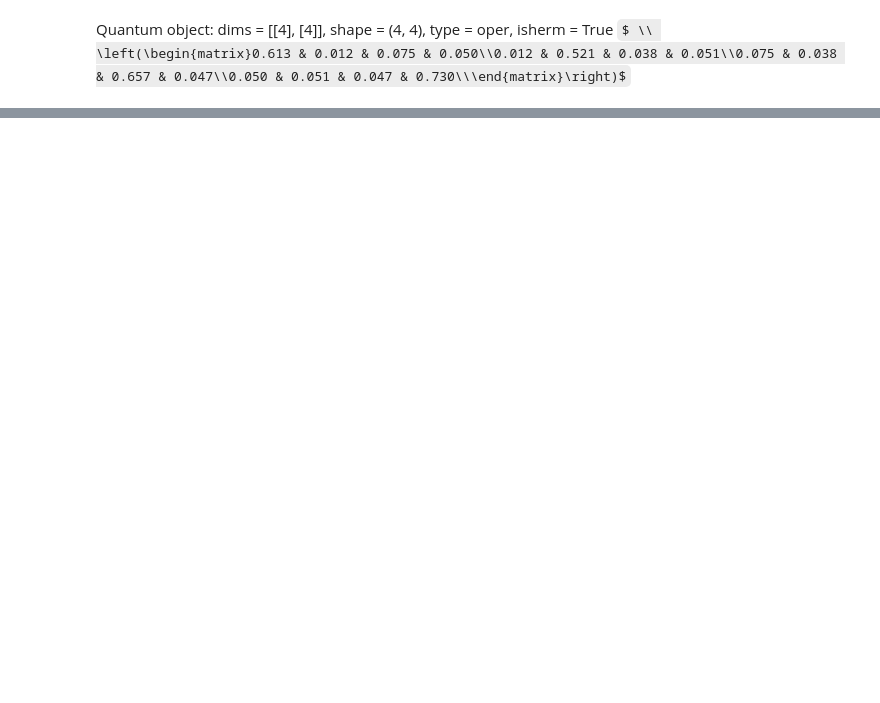
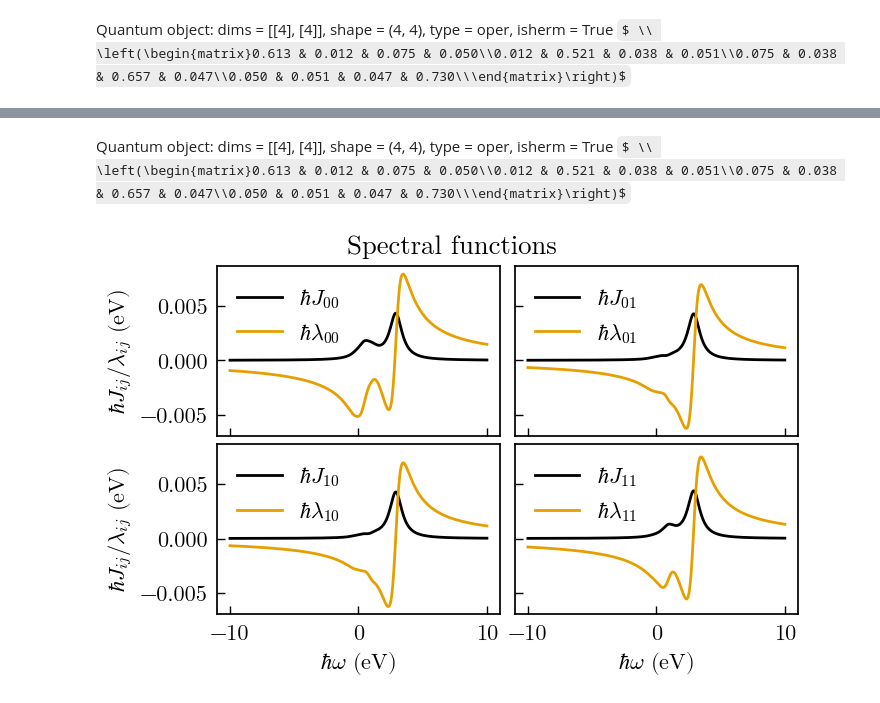
Before and after one commit to diego-fpv/lindbladAG, a Jupyter notebook: example.ipynb, the cells around one changed output, grey strips where cells are left out. Drawn from its saved outputs; the diff is of its cells as text; code cells hidden in the pictures; some formulas as TeX source; blank space fills up the shorter version.

```diff
--- a/example.ipynb
+++ b/example.ipynb
@@ -226,0 +288,22 @@ for pBRLS, pAG in zip(rhoBR_LS, rhoAG):
+# %%
+# size of system
+nLevels = 4
+nOperators = 2
+
+# fix the seed for reproducibility.
+# same seed as in Example 1, to better appreciate the effect of the Lamb shift
+np.random.seed(12346789)
+
+# Hamiltonian (hermitian but not diagonal)
+H = Qobj((h:=np.random.rand(nLevels, nLevels))*0.05 + h.T*0.05 + np.diag(np.diagonal(h)))
+evals = H.eigenenergies()
+
+# Operators mediating system-bath interactions
+a_ops = []
+for i in range(nOperators):
+    op = np.random.rand(nLevels, nLevels)
+    op += op.T
+    a_ops.append(Qobj(op))
+H
+# %% [output]
+Quantum object: dims = [[4], [4]], shape = (4, 4), type = oper, isherm = True $ \\ \left(\begin{matrix}0.613 & 0.012 & 0.075 & 0.050\\0.012 & 0.521 & 0.038 & 0.051\\0.075 & 0.038 & 0.657 & 0.047\\0.050 & 0.051 & 0.047 & 0.730\\\end{matrix}\right)$
@@ -226,0 +364,16 @@ for pBRLS, pAG in zip(rhoBR_LS, rhoAG):
+# %%
+fig, axs = plt.subplots(figsize=(7, 4.5), ncols=nOperators, nrows=nOperators,
+                        sharex=True, sharey=True)
+fig.suptitle("Spectral functions")
+
+for i, (axsi, Ji, Li) in enumerate(zip(axs, J, L)):
+    for j, (axij, Jij, Lij) in enumerate(zip(axsi, Ji, Li)):
+        axij.plot(energy, Jij(energy), label=f"$\hbar J_{{{i}{j}}}$")
+        axij.plot(energy, Lij(energy), label=f"$\hbar \lambda_{{{i}{j}}}$")
+        axij.legend()
+for ax in axs[-1, :]:
+    ax.set_xlabel("$\hbar\omega$ (eV)")
+for ax in axs[:, 0]:
+    ax.set_ylabel("$\hbar J_{ij}/\lambda_{ij}$ (eV)")
+# %% [output]
+[figure, added]
```
Also changed, not shown: parts of 23 cells of this notebook, 4 other files.
